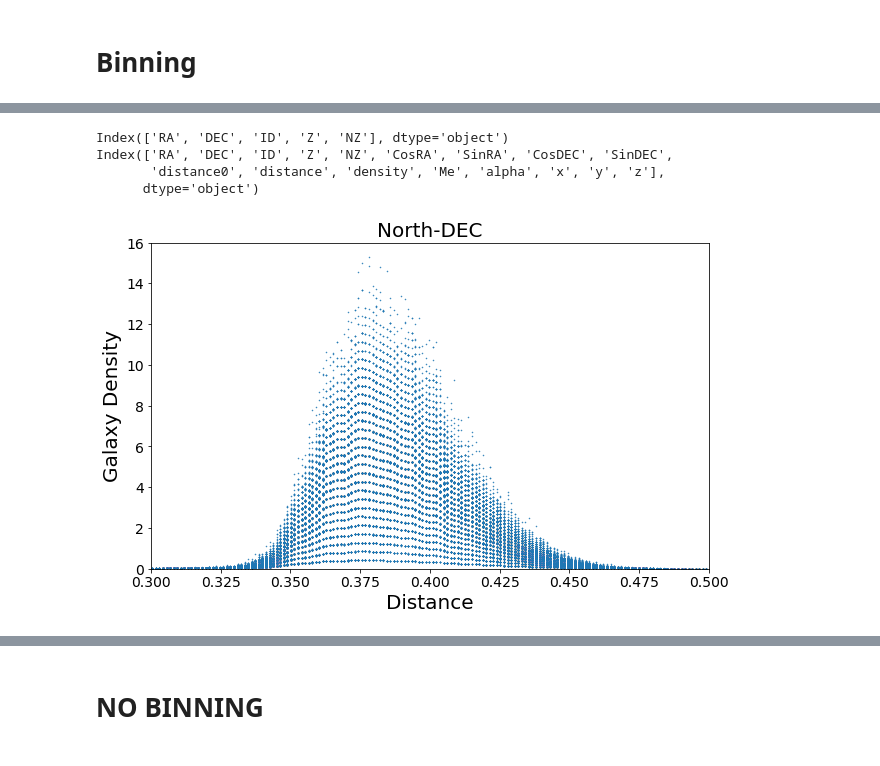
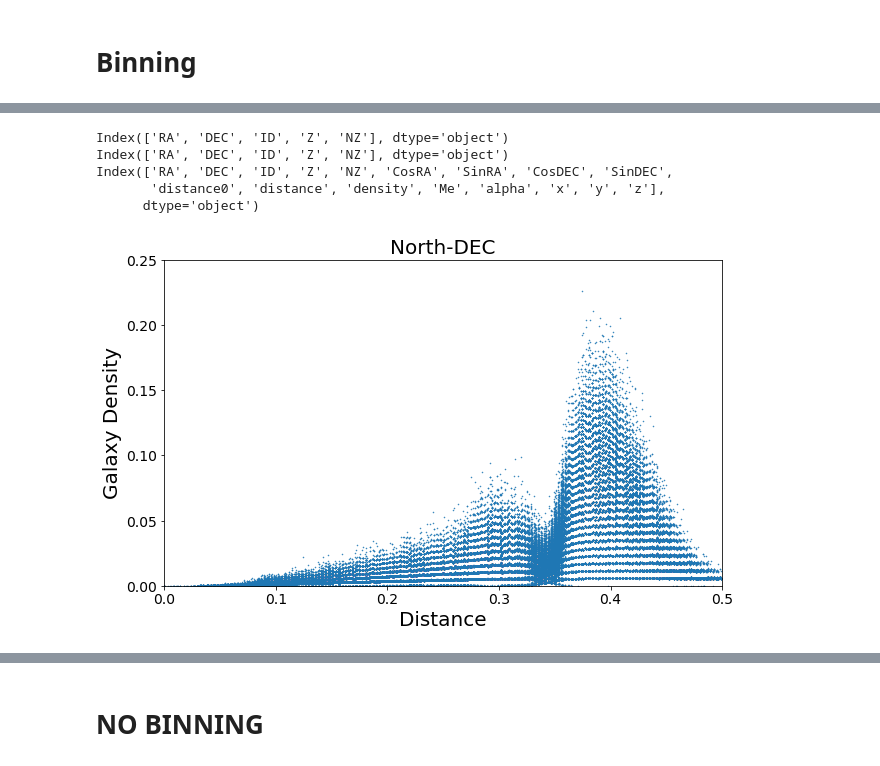
Before and after one commit to ny2292000/TheHypergeometricalUniverse, a Jupyter notebook: FitsAnalysisCrossSection.ipynb, the cells around one changed output, grey strips where cells are left out. Saved outputs shown, nothing was run; the diff lists cells and outputs as text; code cells hidden in the pictures.

```diff
--- a/FitsAnalysisCrossSection.ipynb
+++ b/FitsAnalysisCrossSection.ipynb
@@ -9,6 +9,25 @@ import glue
 parameters.saveme=True
 parameters.plotme=True
 parameters.glueme = True  # load data to glue for manipulation of the Universe
+# %%
+def normalizeMe(myGalaxy):
+    df0=pd.DataFrame({'Me' : myGalaxy.groupby( ['alpha', 'DEC'])['Me'].sum()}).reset_index()
+    df0=df0[df0.Me>0]
+    df0["alpha"]=4.0/np.pi*df0.alpha
+    # Calculate number of datapoints for normalization along distance
+    dfcount=pd.DataFrame({'Me' : myGalaxy.groupby( ['alpha'])['Me'].count()}).reset_index()
+    # accommodate increasing surface covered by the data
+    dfcount.Me=dfcount.Me/dfcount.alpha/dfcount.alpha
+    dfcount.Me=dfcount.Me/10000
+    # accommodate for photon path
+    dfcount["alpha"]=4.0/np.pi*dfcount.alpha
+    # Correct Luminosity
+    df0.Me=1000*df0.Me* df0.alpha*df0.alpha
+    dfcount=dfcount.set_index(["alpha"])
+    df0=df0.set_index(["alpha","DEC"],)
+    df0=df0/dfcount
+    df0.reset_index(inplace=True)
+    return df0, dfcount
 # %% [markdown]
 # Binning
 # %%
@@ -74,38 +91,40 @@ Index(['RA', 'DEC', 'ID', 'Z', 'NZ', 'CosRA', 'SinRA', 'CosDEC', 'SinDEC',
 # %%
 parameters.saveme=True
 myKeys=[
 ('DEC', 'galaxy_DR12v5_LOWZ_North.fits'),
 ('DEC', 'galaxy_DR12v5_LOWZ_South.fits'),
 ('RA', 'galaxy_DR12v5_LOWZ_North.fits'),
 ('RA', 'galaxy_DR12v5_LOWZ_South.fits'),
 ('DEC', 'galaxy_DR12v5_CMASS_North.fits'),
 ('DEC', 'galaxy_DR12v5_CMASS_South.fits'),
 ('RA', 'galaxy_DR12v5_CMASS_North.fits'),
 ('RA', 'galaxy_DR12v5_CMASS_South.fits')]
 
-rangesx= (0.3,0.5)
-rangesy= (0,16)
+rangesx= (0.0,0.5)
+rangesy= (0,0.25)
 titleCode=['North-DEC']
 
-myGalaxy = HULib.get_BOSS_data(parameters.sdssAddress + 'galaxy_DR12v5_CMASS_North.fits')
+myGalaxy0 = HULib.get_BOSS_data(parameters.sdssAddress + 'galaxy_DR12v5_LOWZ_North.fits')
+myGalaxy1 = HULib.get_BOSS_data(parameters.sdssAddress + 'galaxy_DR12v5_CMASS_North.fits')
+myGalaxy = pd.concat([myGalaxy0, myGalaxy1])
 myGalaxy = HULib.fix_BOSS_data(myGalaxy)
-df0=pd.DataFrame({'Me' : myGalaxy.groupby( ['alpha', 'DEC'])['Me'].sum()}).reset_index()
-df0["alpha"]=4.0/np.pi*df0.alpha
-df0.Me=1000*df0.Me
-axes=df0.plot( x='alpha', y='Me',style='.',xlim=rangesx,
-         fontsize=14, ylim=rangesy,legend=False,markersize=1,figsize=(10, 6))
 
+df0, dfcount= normalizeMe(myGalaxy)
+
+axes=df0.plot( x='alpha', y='Me',style='.',fontsize=14,ylim=rangesy,xlim=rangesx,
+              legend=False,markersize=1,figsize=(10, 6))
 axes.set_title('North-DEC', fontsize=20 )
 axes.set_ylabel("Galaxy Density", fontsize=20)
 axes.set_xlabel("Distance", fontsize=20)
 fig = plt.gcf()
 if parameters.saveme:
-    fig.savefig(parameters.imgAddress + 'ManyBangsNorthMASS.png', dpi=300)
+    fig.savefig(parameters.imgAddress + 'ManyBangsNorthMASSNorm.png', dpi=300)
 
 plt.show()
 # %% [output]
+Index(['RA', 'DEC', 'ID', 'Z', 'NZ'], dtype='object')
 Index(['RA', 'DEC', 'ID', 'Z', 'NZ'], dtype='object')
 Index(['RA', 'DEC', 'ID', 'Z', 'NZ', 'CosRA', 'SinRA', 'CosDEC', 'SinDEC',
        'distance0', 'distance', 'density', 'Me', 'alpha', 'x', 'y', 'z'],
       dtype='object')
-[figure, old version]
+[figure, new version]
```
Also changed, not shown: parts of 12 cells of this notebook, 25 other files.
